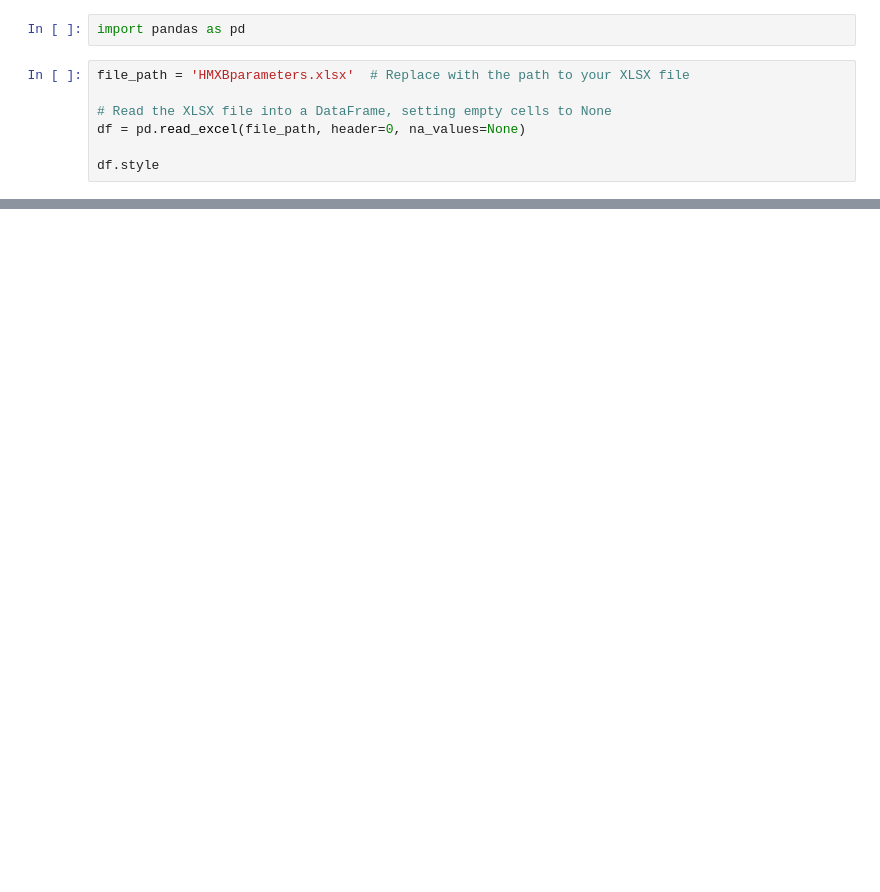
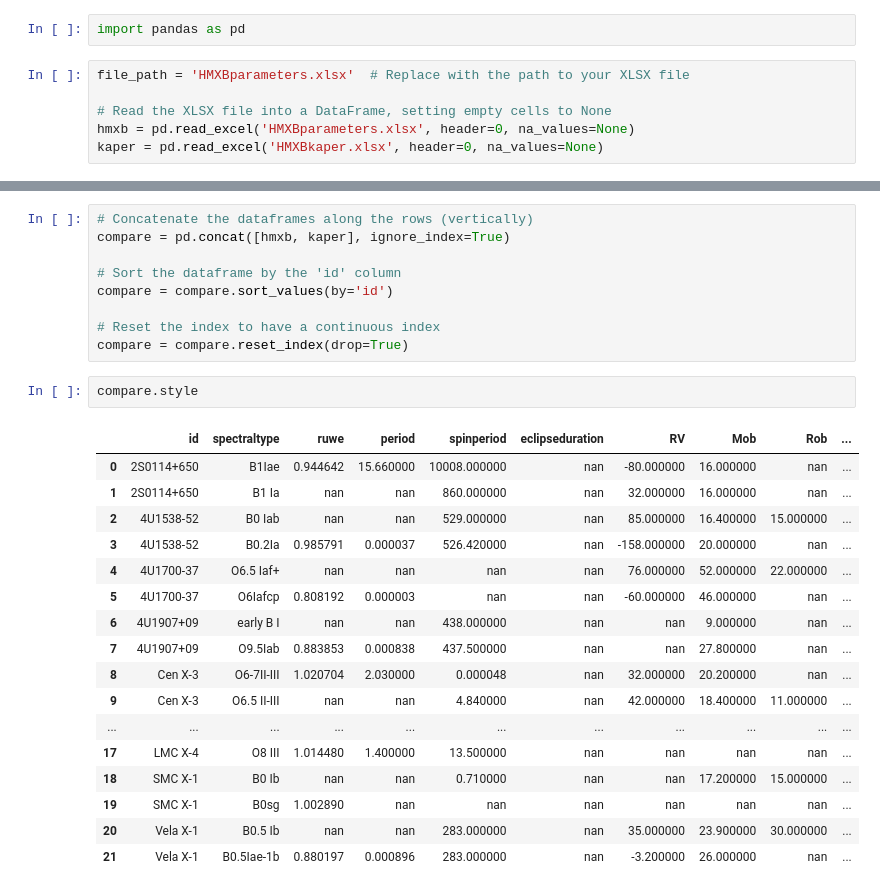
Before and after one commit to LvV210/MasterProject, a Jupyter notebook: tabledisplay.ipynb, the cells around one changed output, grey strips where cells are left out. Saved outputs shown, nothing was run; the diff lists cells and outputs as text; blank space fills up the shorter version.

Commit message:
Made comparison tables with kaper parameters

```diff
--- a/tabledisplay.ipynb
+++ b/tabledisplay.ipynb
@@ -4,6 +4,5 @@ import pandas as pd
 file_path = 'HMXBparameters.xlsx'  # Replace with the path to your XLSX file
 
 # Read the XLSX file into a DataFrame, setting empty cells to None
-df = pd.read_excel(file_path, header=0, na_values=None)
-
-df.style
+hmxb = pd.read_excel('HMXBparameters.xlsx', header=0, na_values=None)
+kaper = pd.read_excel('HMXBkaper.xlsx', header=0, na_values=None)
@@ -22,0 +24,29 @@ df.style
+# %%
+# Concatenate the dataframes along the rows (vertically)
+compare = pd.concat([hmxb, kaper], ignore_index=True)
+
+# Sort the dataframe by the 'id' column
+compare = compare.sort_values(by='id')
+
+# Reset the index to have a continuous index
+compare = compare.reset_index(drop=True)
+# %%
+compare.style
+# %% [output]
+|  | id | spectraltype | ruwe | period | spinperiod | eclipseduration | RV | Mob | Rob | ... |
+| 0 | 2S0114+650 | B1Iae | 0.944642 | 15.660000 | 10008.000000 | nan | -80.000000 | 16.000000 | nan | ... |
+| 1 | 2S0114+650 | B1 Ia | nan | nan | 860.000000 | nan | 32.000000 | 16.000000 | nan | ... |
+| 2 | 4U1538-52 | B0 Iab | nan | nan | 529.000000 | nan | 85.000000 | 16.400000 | 15.000000 | ... |
+| 3 | 4U1538-52 | B0.2Ia | 0.985791 | 0.000037 | 526.420000 | nan | -158.000000 | 20.000000 | nan | ... |
+| 4 | 4U1700-37 | O6.5 Iaf+ | nan | nan | nan | nan | 76.000000 | 52.000000 | 22.000000 | ... |
+| 5 | 4U1700-37 | O6Iafcp | 0.808192 | 0.000003 | nan | nan | -60.000000 | 46.000000 | nan | ... |
+| 6 | 4U1907+09 | early B I | nan | nan | 438.000000 | nan | nan | 9.000000 | nan | ... |
+| 7 | 4U1907+09 | O9.5Iab | 0.883853 | 0.000838 | 437.500000 | nan | nan | 27.800000 | nan | ... |
+| 8 | Cen X-3 | O6-7II-III | 1.020704 | 2.030000 | 0.000048 | nan | 32.000000 | 20.200000 | nan | ... |
+| 9 | Cen X-3 | O6.5 II-III | nan | nan | 4.840000 | nan | 42.000000 | 18.400000 | 11.000000 | ... |
+| ... | ... | ... | ... | ... | ... | ... | ... | ... | ... | ... |
+| 17 | LMC X-4 | O8 III | 1.014480 | 1.400000 | 13.500000 | nan | nan | nan | nan | ... |
+| 18 | SMC X-1 | B0 Ib | nan | nan | 0.710000 | nan | nan | 17.200000 | 15.000000 | ... |
+| 19 | SMC X-1 | B0sg | 1.002890 | nan | nan | nan | nan | nan | nan | ... |
+| 20 | Vela X-1 | B0.5 Ib | nan | nan | 283.000000 | nan | 35.000000 | 23.900000 | 30.000000 | ... |
+| 21 | Vela X-1 | B0.5Iae-1b | 0.880197 | 0.000896 | 283.000000 | nan | -3.200000 | 26.000000 | nan | ... |
```
Also changed, not shown: parts of 2 cells of this notebook, 1 other file.
